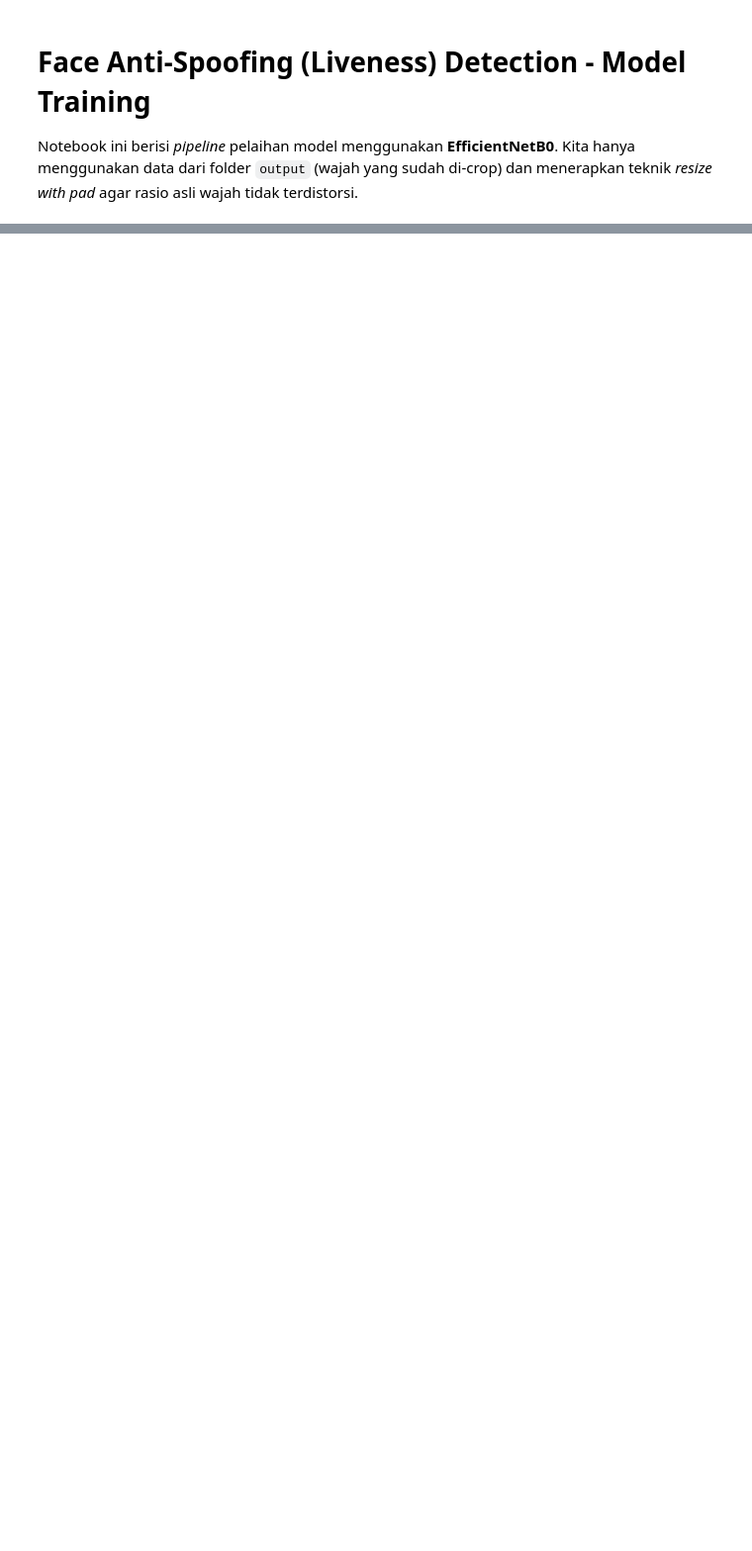
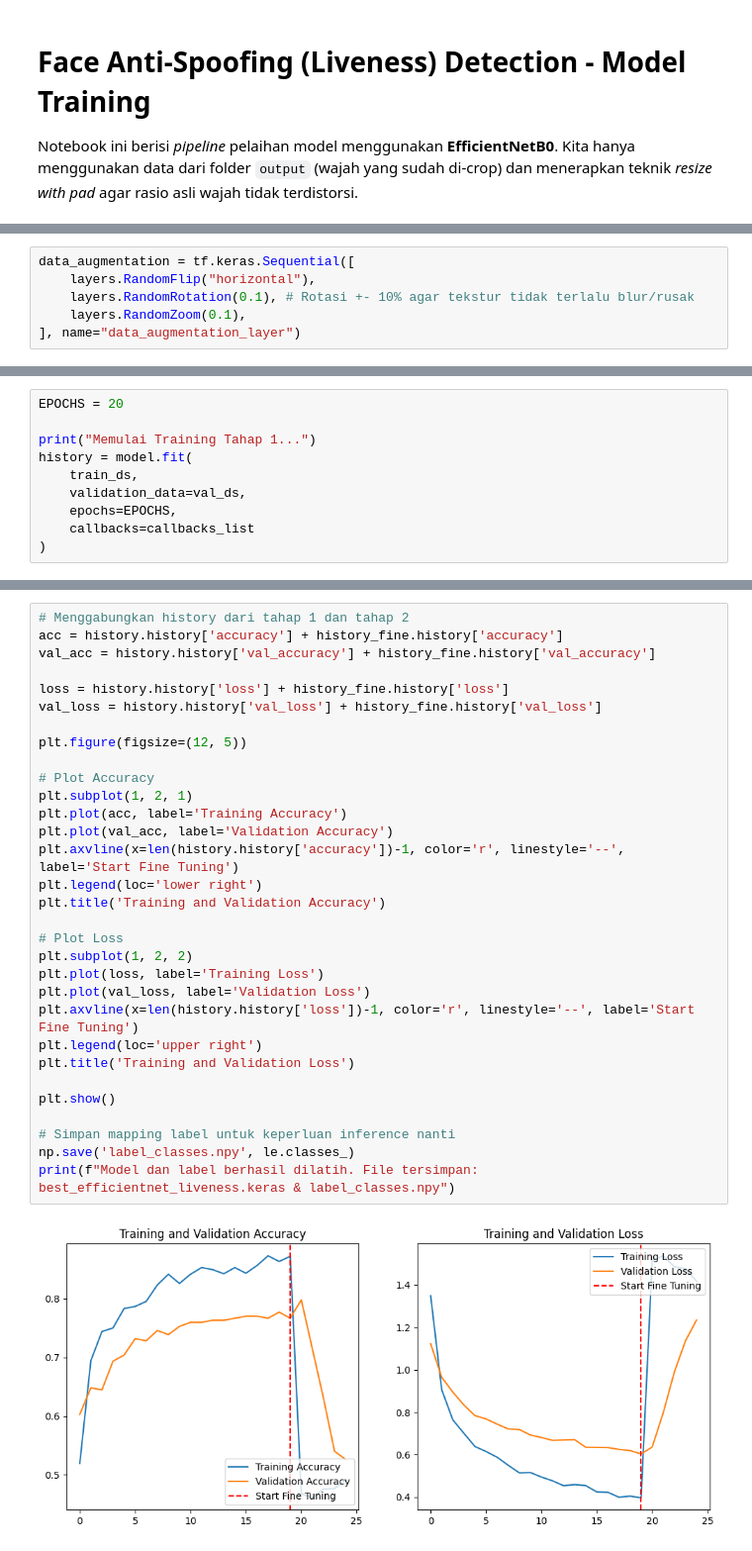
Before and after one commit to hafizanw/face-recognition-detection, a Jupyter notebook: Notebook/model.ipynb, the cells around one changed output, grey strips where cells are left out. Shown at 99% size. Drawn from its saved outputs; the diff is of its cells as text; blank space fills up the shorter version.

Commit message:
feat: model efficiencynet B0

```diff
--- a/Notebook/model.ipynb
+++ b/Notebook/model.ipynb
@@ -30,0 +105,6 @@ Using device: cuda
+# %%
+data_augmentation = tf.keras.Sequential([
+    layers.RandomFlip("horizontal"),
+    layers.RandomRotation(0.1), # Rotasi +- 10% agar tekstur tidak terlalu blur/rusak
+    layers.RandomZoom(0.1),
+], name="data_augmentation_layer")
@@ -30,0 +186,10 @@ Using device: cuda
+# %%
+EPOCHS = 20
+
+print("Memulai Training Tahap 1...")
+history = model.fit(
+    train_ds,
+    validation_data=val_ds,
+    epochs=EPOCHS,
+    callbacks=callbacks_list
+)
@@ -30,0 +254,33 @@ Using device: cuda
+# %%
+# Menggabungkan history dari tahap 1 dan tahap 2
+acc = history.history['accuracy'] + history_fine.history['accuracy']
+val_acc = history.history['val_accuracy'] + history_fine.history['val_accuracy']
+
+loss = history.history['loss'] + history_fine.history['loss']
+val_loss = history.history['val_loss'] + history_fine.history['val_loss']
+
+plt.figure(figsize=(12, 5))
+
+# Plot Accuracy
+plt.subplot(1, 2, 1)
+plt.plot(acc, label='Training Accuracy')
+plt.plot(val_acc, label='Validation Accuracy')
+plt.axvline(x=len(history.history['accuracy'])-1, color='r', linestyle='--', label='Start Fine Tuning')
+plt.legend(loc='lower right')
+plt.title('Training and Validation Accuracy')
+
+# Plot Loss
+plt.subplot(1, 2, 2)
+plt.plot(loss, label='Training Loss')
+plt.plot(val_loss, label='Validation Loss')
+plt.axvline(x=len(history.history['loss'])-1, color='r', linestyle='--', label='Start Fine Tuning')
+plt.legend(loc='upper right')
+plt.title('Training and Validation Loss')
+
+plt.show()
+
+# Simpan mapping label untuk keperluan inference nanti
+np.save('label_classes.npy', le.classes_)
+print(f"Model dan label berhasil dilatih. File tersimpan: best_efficientnet_liveness.keras & label_classes.npy")
+# %% [output]
+[figure, added]
```
Also changed, not shown: parts of 28 cells of this notebook.
